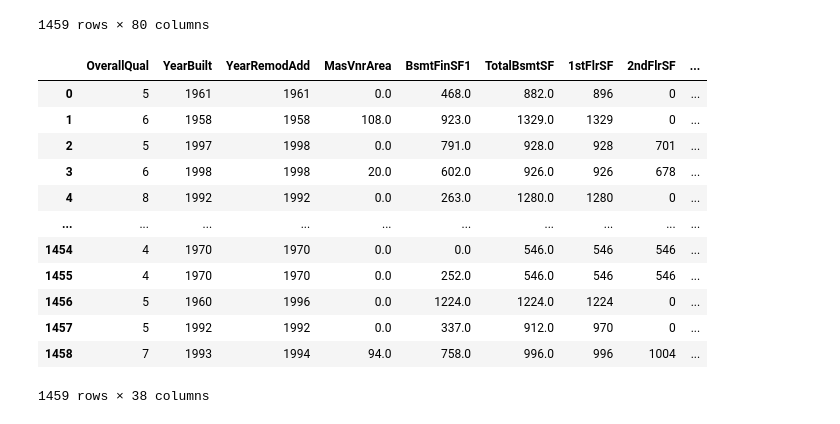
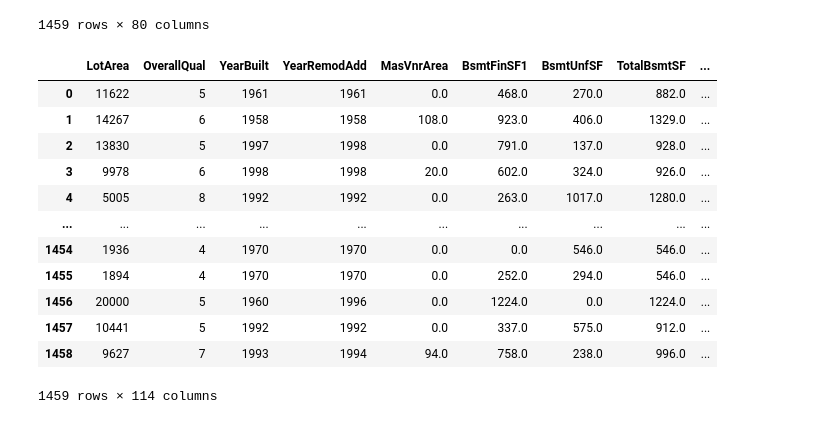
Before and after one commit to nachomohamed/Hackathon_Henry, a Jupyter notebook: Calculo_House.ipynb, the cells around one changed output. Drawn from its saved outputs; the diff is of its cells as text; code cells hidden in the pictures.

```diff
--- a/Calculo_House.ipynb
+++ b/Calculo_House.ipynb
@@ -199,32 +498,32 @@ test
 # %%
 test.drop(list(test.columns[test.isna().sum()>50]),axis=1, inplace=True)
 test.fillna(value=test.mean(),inplace=True)
 
 def createDummies(df, var_name):
     dummy = pd.get_dummies(df[var_name], prefix=var_name)
     df = df.drop(var_name, axis = 1)
     df = pd.concat([df, dummy ], axis = 1)
     return df
 
 for col in test.columns:
     if type(test[col][0])==str:
         test = createDummies(test, col)
 
-Lista1 = corr[corr.loc["SalePrice",:]>0.3]
+Lista1 = corr[corr.loc["SalePrice",:]>0.1]
 Lista1 = list(Lista1.drop("SalePrice", axis = 0).index)
-test2 = pd.concat([test[Lista1],test[list(corr[corr.loc["SalePrice",:]<-0.3].index)]], axis=1)
+test2 = pd.concat([test[Lista1],test[list(corr[corr.loc["SalePrice",:]<-0.1].index)]], axis=1)
 test2
 # %% [output]
-|  | OverallQual | YearBuilt | YearRemodAdd | MasVnrArea | BsmtFinSF1 | TotalBsmtSF | 1stFlrSF | 2ndFlrSF | ... |
-| 0 | 5 | 1961 | 1961 | 0.0 | 468.0 | 882.0 | 896 | 0 | ... |
-| 1 | 6 | 1958 | 1958 | 108.0 | 923.0 | 1329.0 | 1329 | 0 | ... |
-| 2 | 5 | 1997 | 1998 | 0.0 | 791.0 | 928.0 | 928 | 701 | ... |
-| 3 | 6 | 1998 | 1998 | 20.0 | 602.0 | 926.0 | 926 | 678 | ... |
-| 4 | 8 | 1992 | 1992 | 0.0 | 263.0 | 1280.0 | 1280 | 0 | ... |
+|  | LotArea | OverallQual | YearBuilt | YearRemodAdd | MasVnrArea | BsmtFinSF1 | BsmtUnfSF | TotalBsmtSF | ... |
+| 0 | 11622 | 5 | 1961 | 1961 | 0.0 | 468.0 | 270.0 | 882.0 | ... |
+| 1 | 14267 | 6 | 1958 | 1958 | 108.0 | 923.0 | 406.0 | 1329.0 | ... |
+| 2 | 13830 | 5 | 1997 | 1998 | 0.0 | 791.0 | 137.0 | 928.0 | ... |
+| 3 | 9978 | 6 | 1998 | 1998 | 20.0 | 602.0 | 324.0 | 926.0 | ... |
+| 4 | 5005 | 8 | 1992 | 1992 | 0.0 | 263.0 | 1017.0 | 1280.0 | ... |
 | ... | ... | ... | ... | ... | ... | ... | ... | ... | ... |
-| 1454 | 4 | 1970 | 1970 | 0.0 | 0.0 | 546.0 | 546 | 546 | ... |
-| 1455 | 4 | 1970 | 1970 | 0.0 | 252.0 | 546.0 | 546 | 546 | ... |
-| 1456 | 5 | 1960 | 1996 | 0.0 | 1224.0 | 1224.0 | 1224 | 0 | ... |
-| 1457 | 5 | 1992 | 1992 | 0.0 | 337.0 | 912.0 | 970 | 0 | ... |
-| 1458 | 7 | 1993 | 1994 | 94.0 | 758.0 | 996.0 | 996 | 1004 | ... |
+| 1454 | 1936 | 4 | 1970 | 1970 | 0.0 | 0.0 | 546.0 | 546.0 | ... |
+| 1455 | 1894 | 4 | 1970 | 1970 | 0.0 | 252.0 | 294.0 | 546.0 | ... |
+| 1456 | 20000 | 5 | 1960 | 1996 | 0.0 | 1224.0 | 0.0 | 1224.0 | ... |
+| 1457 | 10441 | 5 | 1992 | 1992 | 0.0 | 337.0 | 575.0 | 912.0 | ... |
+| 1458 | 9627 | 7 | 1993 | 1994 | 94.0 | 758.0 | 238.0 | 996.0 | ... |
-1459 rows × 38 columns
+1459 rows × 114 columns
```
Also changed, not shown: parts of 63 cells of this notebook, 1 other file.
